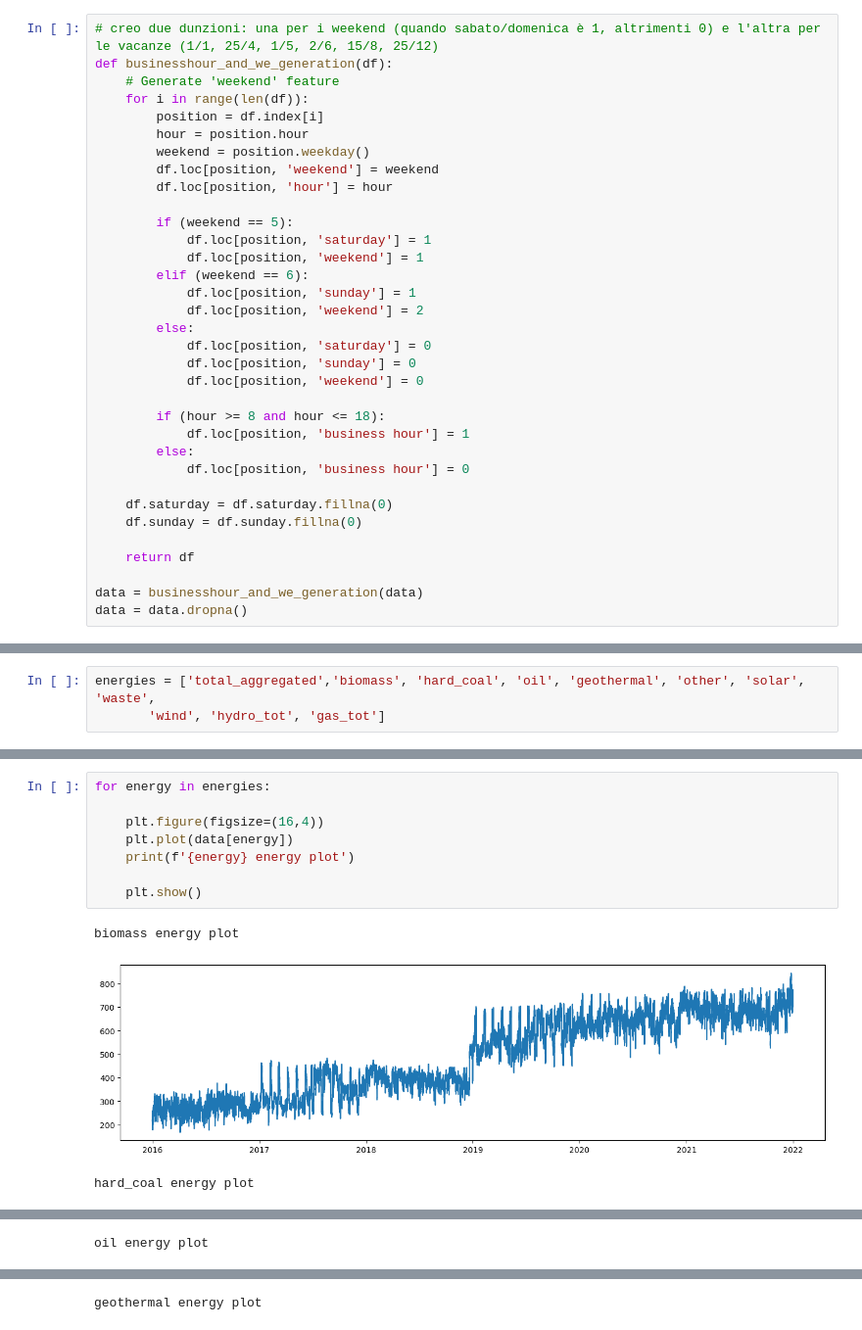
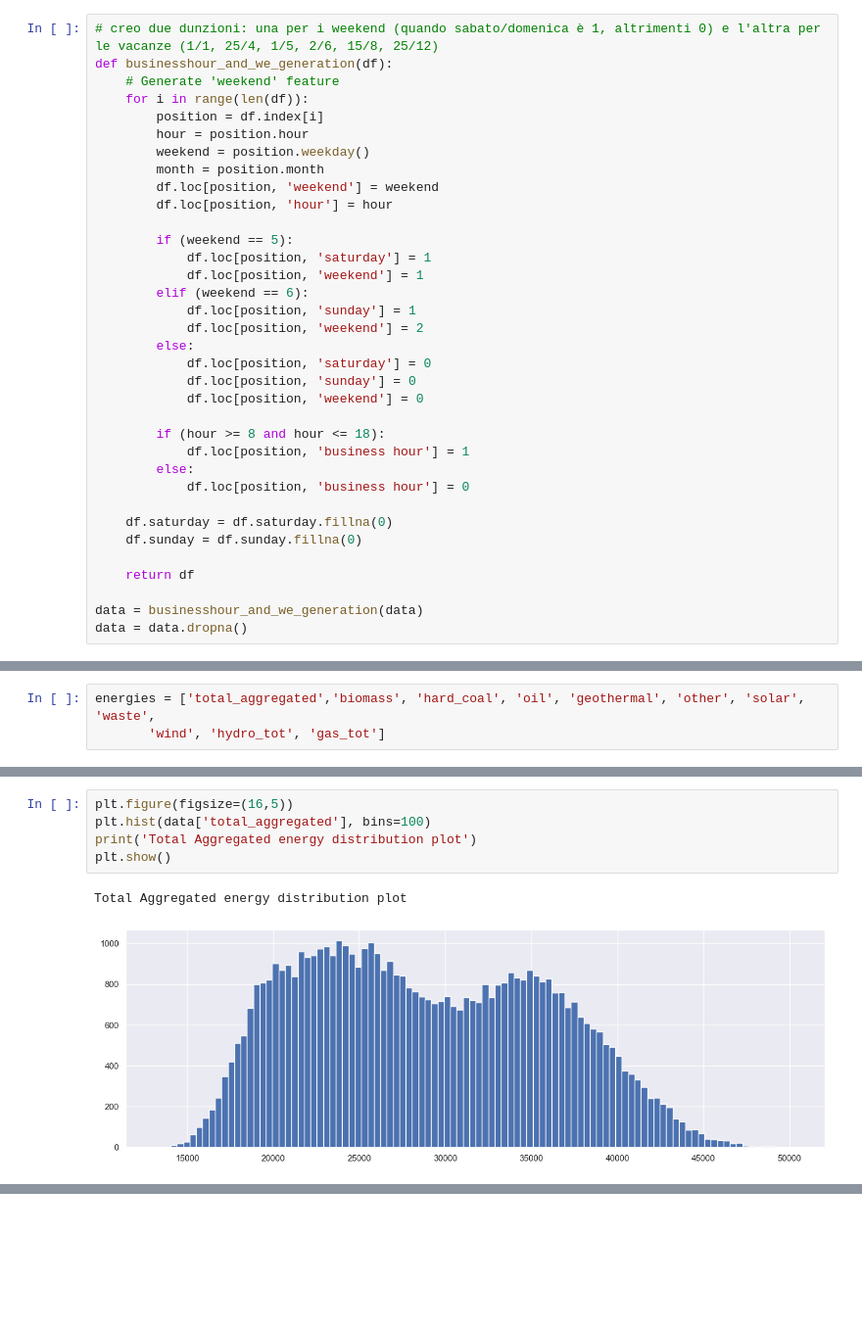
Before and after one commit to lorenzrossi/Thesis, a Jupyter notebook: src/DATA_DESC.ipynb, the cells around one changed output, grey strips where cells are left out. Shown at 98% size. Saved outputs shown, nothing was run; the diff lists cells and outputs as text; blank space fills up the shorter version.

```diff
--- a/src/DATA_DESC.ipynb
+++ b/src/DATA_DESC.ipynb
@@ -144,6 +145,7 @@ def businesshour_and_we_generation(df):
         position = df.index[i]
         hour = position.hour
         weekend = position.weekday()
+        month = position.month
         df.loc[position, 'weekend'] = weekend
         df.loc[position, 'hour'] = hour
 
@@ -176,12 +424,8 @@ energies = ['total_aggregated','biomass', 'hard_coal', 'oil', 'geothermal', 'oth
 # %%
-for energy in energies:
-
-    plt.figure(figsize=(16,4))
-    plt.plot(data[energy])
-    print(f'{energy} energy plot')
-
-    plt.show()
+plt.figure(figsize=(16,5))
+plt.hist(data['total_aggregated'], bins=100)
+print('Total Aggregated energy distribution plot')
+plt.show()
 # %% [output]
-biomass energy plot
+Total Aggregated energy distribution plot
-[figure, old version]
+[figure, new version]
-hard_coal energy plot
@@ -189 +431,0 @@ hard_coal energy plot
-oil energy plot
@@ -191 +431,0 @@ oil energy plot
-geothermal energy plot
```
Also changed, not shown: parts of 27 cells of this notebook, 4 other files.
